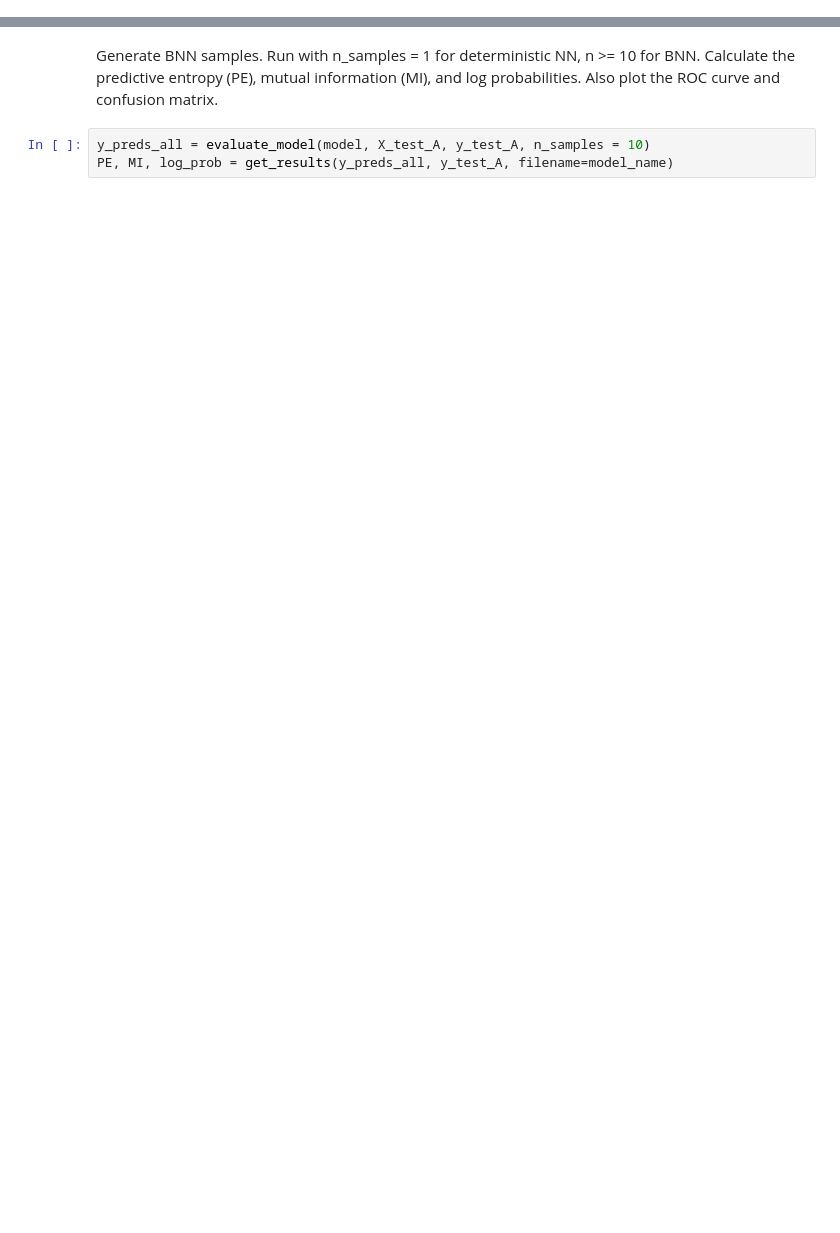
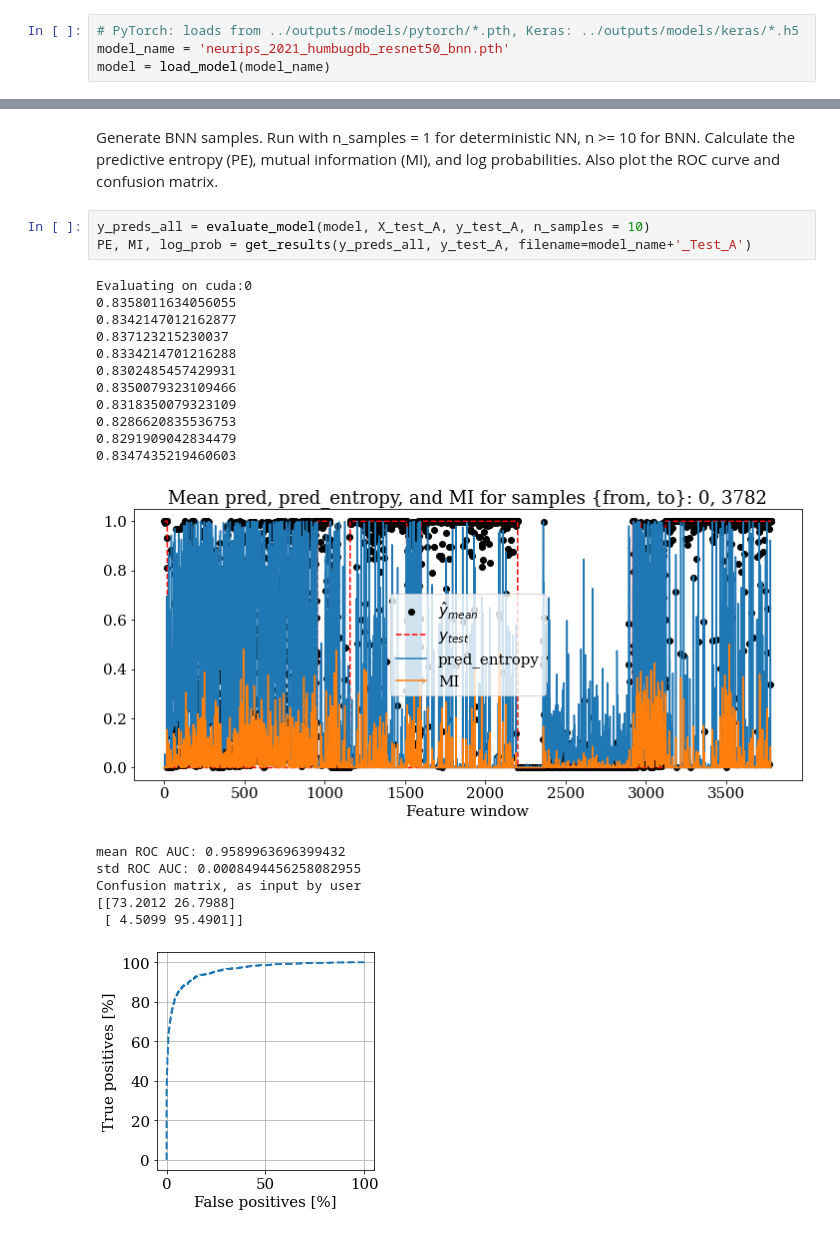
Before and after one commit to HumBug-Mosquito/HumBugDB, a Jupyter notebook: notebooks/main.ipynb, the cells around one changed output, grey strips where cells are left out. Cells and saved outputs as stored; diff of their text form; blank space fills up the shorter version.

Commit message:
ResNet50NeurIPSReproductionTestATestB

```diff
--- a/notebooks/main.ipynb
+++ b/notebooks/main.ipynb
@@ -109,0 +108,4 @@ model = load_model('ResNet50/' + model_name)
+# %%
+# PyTorch: loads from ../outputs/models/pytorch/*.pth, Keras: ../outputs/models/keras/*.h5
+model_name = 'neurips_2021_humbugdb_resnet50_bnn.pth'
+model = load_model(model_name)
@@ -111,4 +116,23 @@ model = load_model('ResNet50/' + model_name)
 Generate BNN samples. Run with n_samples = 1 for deterministic NN, n >= 10 for BNN. Calculate the predictive entropy (PE), mutual information (MI), and log probabilities. Also plot the ROC curve and confusion matrix.
 # %%
 y_preds_all = evaluate_model(model, X_test_A, y_test_A, n_samples = 10)
-PE, MI, log_prob = get_results(y_preds_all, y_test_A, filename=model_name)
+PE, MI, log_prob = get_results(y_preds_all, y_test_A, filename=model_name+'_Test_A')
+# %% [output]
+Evaluating on cuda:0
+0.8358011634056055
+0.8342147012162877
+0.837123215230037
+0.8334214701216288
+0.8302485457429931
+0.8350079323109466
+0.8318350079323109
+0.8286620835536753
+0.8291909042834479
+0.8347435219460603
+[figure, added]
+mean ROC AUC: 0.9589963696399432
+std ROC AUC: 0.0008494456258082955
+Confusion matrix, as input by user
+[[73.2012 26.7988]
+ [ 4.5099 95.4901]]
+[figure, added]
```
Also changed, not shown: parts of 9 cells of this notebook, 8 other files.
